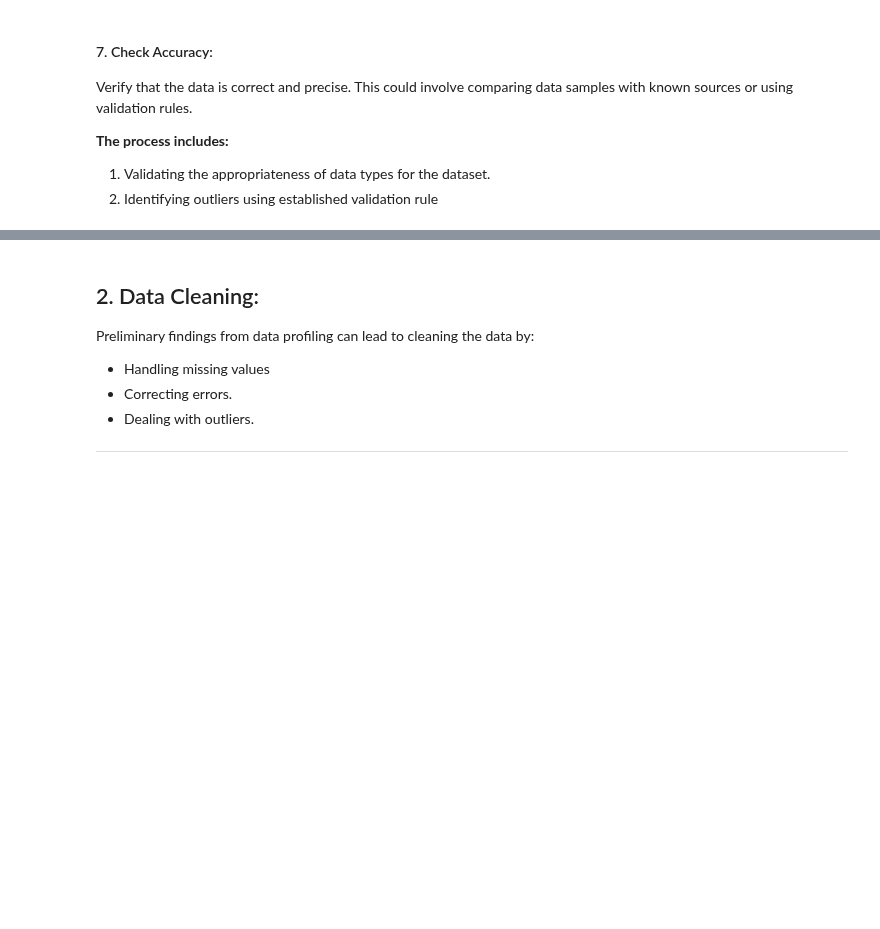
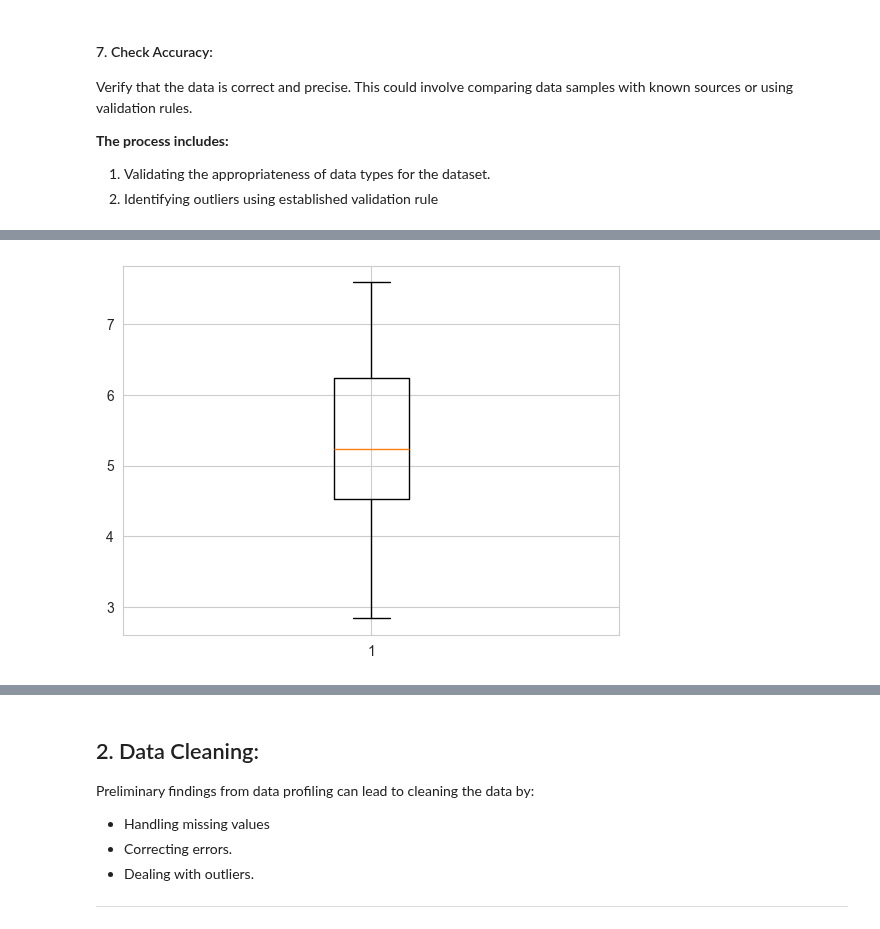
Before and after one commit to Tuwaiq-DS-ML-bootcamp-V-7/Usecase-2, a Jupyter notebook: EDA explain template_mousa.ipynb, the cells around one changed output, grey strips where cells are left out. Saved outputs shown, nothing was run; the diff lists cells and outputs as text; code cells hidden in the pictures; blank space fills up the shorter version.

```diff
--- a/EDA explain template_mousa.ipynb
+++ b/EDA explain template_mousa.ipynb
@@ -388,3 +480,9 @@ Verify that the data is correct and precise. This could involve comparing data s
 # go to clean them
 # %%
 # check outliers
+
+
+plt.boxplot(df15['Score'])
+plt.show()
+# %% [output]
+[figure, added]
```
Also changed, not shown: parts of 39 cells of this notebook.
